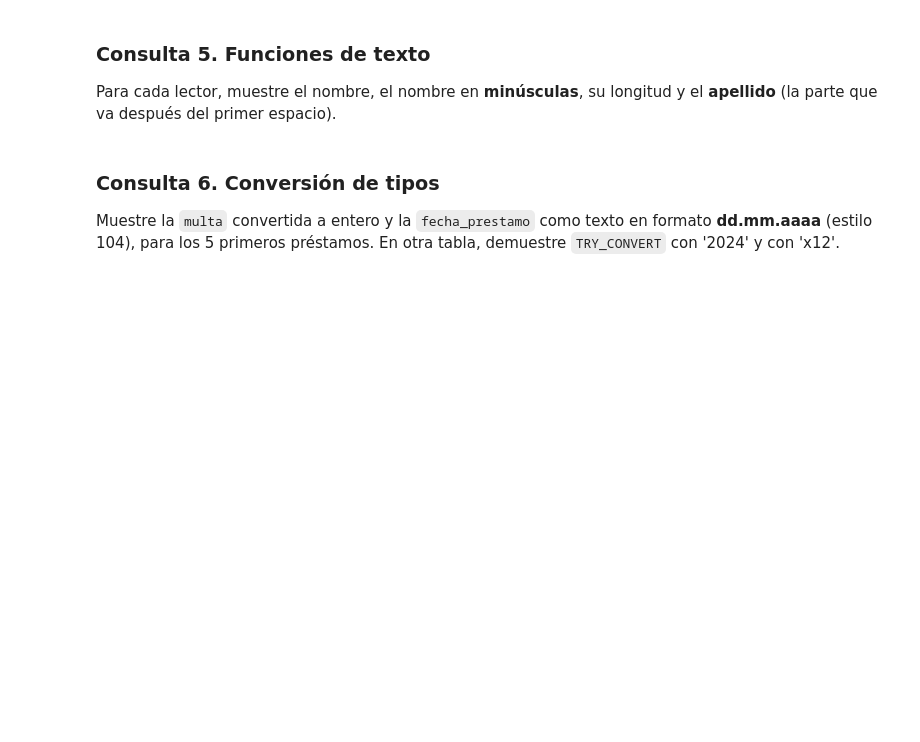
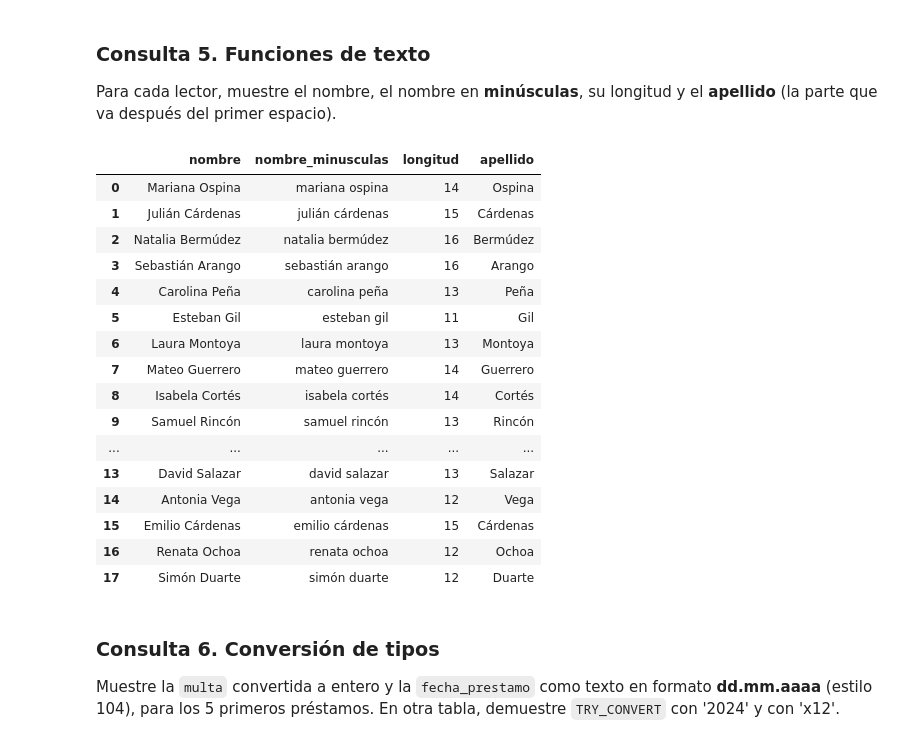
Before and after one commit to michaelmorantesp/diplomado-sqlserver, a Jupyter notebook: M2_taller_notebook_estudiante.ipynb, the cells around one changed output. Saved outputs shown, nothing was run; the diff lists cells and outputs as text; code cells hidden in the pictures; blank space fills up the shorter version.

```diff
--- a/M2_taller_notebook_estudiante.ipynb
+++ b/M2_taller_notebook_estudiante.ipynb
@@ -176,8 +281,32 @@ Muestre la fecha actual, la fecha dentro de **15 días** y los días transcurrid
 Para cada lector, muestre el nombre, el nombre en **minúsculas**, su longitud y el **apellido** (la parte que va después del primer espacio).
 # %%
 # Consulta 5. Funciones de texto
-# Escriba aqui su consulta con pd.read_sql(...)
-# Recuerde terminar la celda con df (o display(df)) para ver la tabla.
+df = pd.read_sql("""
+SELECT nombre,
+       LOWER(nombre) AS nombre_minusculas,
+       LEN(nombre) AS longitud,
+       SUBSTRING(nombre, CHARINDEX(' ', nombre) + 1, LEN(nombre)) AS apellido
+FROM lectores
+""", con)
+df
+# %% [output]
+|  | nombre | nombre_minusculas | longitud | apellido |
+| 0 | Mariana Ospina | mariana ospina | 14 | Ospina |
+| 1 | Julián Cárdenas | julián cárdenas | 15 | Cárdenas |
+| 2 | Natalia Bermúdez | natalia bermúdez | 16 | Bermúdez |
+| 3 | Sebastián Arango | sebastián arango | 16 | Arango |
+| 4 | Carolina Peña | carolina peña | 13 | Peña |
+| 5 | Esteban Gil | esteban gil | 11 | Gil |
+| 6 | Laura Montoya | laura montoya | 13 | Montoya |
+| 7 | Mateo Guerrero | mateo guerrero | 14 | Guerrero |
+| 8 | Isabela Cortés | isabela cortés | 14 | Cortés |
+| 9 | Samuel Rincón | samuel rincón | 13 | Rincón |
+| ... | ... | ... | ... | ... |
+| 13 | David Salazar | david salazar | 13 | Salazar |
+| 14 | Antonia Vega | antonia vega | 12 | Vega |
+| 15 | Emilio Cárdenas | emilio cárdenas | 15 | Cárdenas |
+| 16 | Renata Ochoa | renata ochoa | 12 | Ochoa |
+| 17 | Simón Duarte | simón duarte | 12 | Duarte |
 # %% [markdown]
 ### Consulta 6. Conversión de tipos
 Muestre la `multa` convertida a entero y la `fecha_prestamo` como texto en formato **dd.mm.aaaa** (estilo 104), para los 5 primeros préstamos. En otra tabla, demuestre `TRY_CONVERT` con '2024' y con 'x12'.
```
Also changed, not shown: parts of 14 cells of this notebook, 13 other files.
